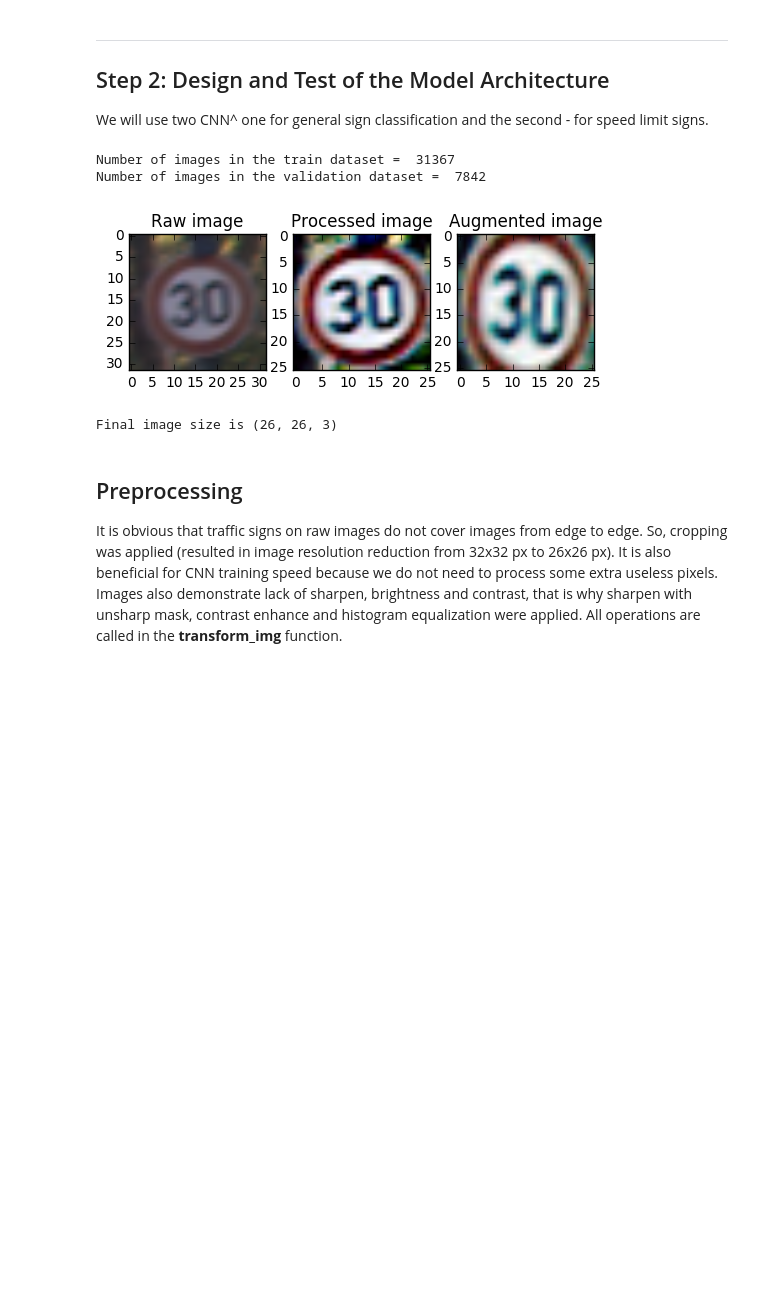
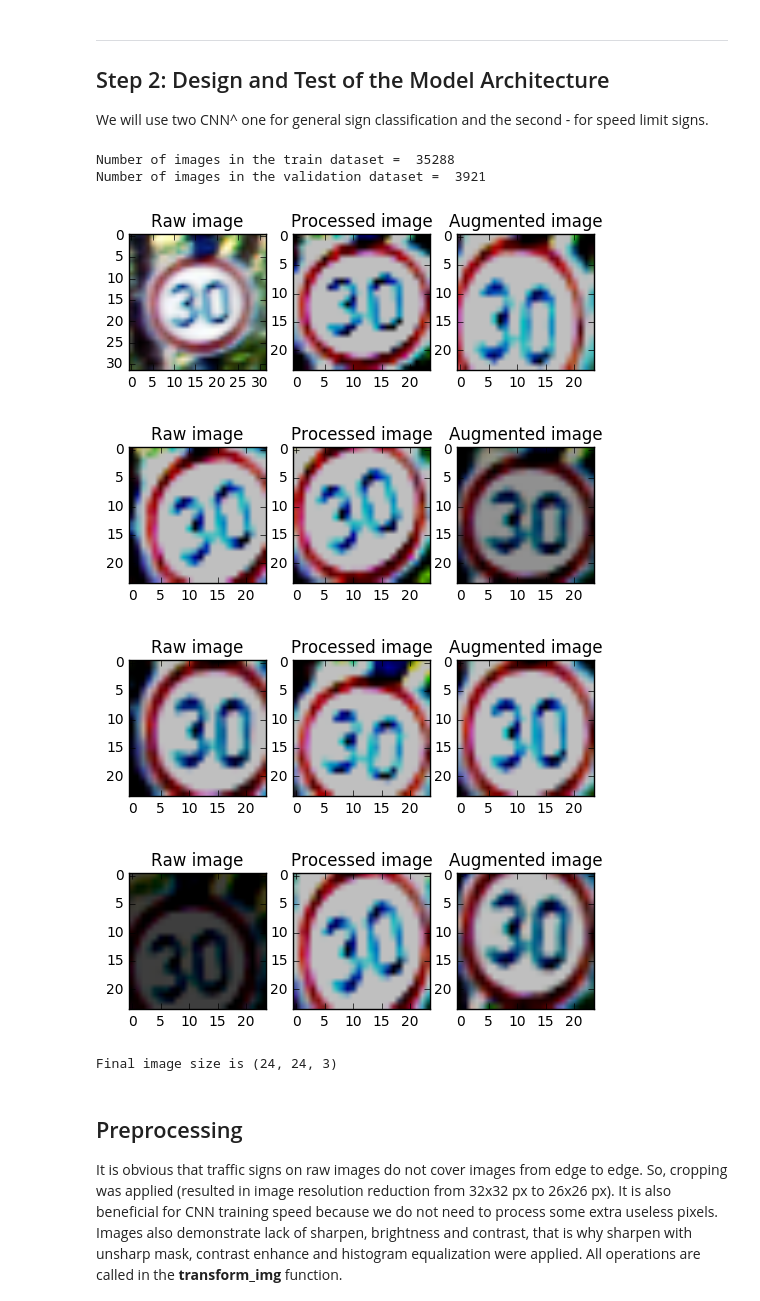
Before and after one commit to NikolasEnt/Traffic-Sign-Classifier, a Jupyter notebook: Traffic_Sign_Classifier-2Net.ipynb, the cells around one changed output. Cells and saved outputs as stored; diff of their text form; code cells hidden in the pictures; blank space fills up the shorter version.

```diff
--- a/Traffic_Sign_Classifier-2Net.ipynb
+++ b/Traffic_Sign_Classifier-2Net.ipynb
@@ -121,7 +121,7 @@ We will use two CNN^ one for general sign classification and the second - for sp
 #Data splitting
 np.random.seed(seed=123) #Set seed for reproducability
 #Size of the train subset
-size_train = 0.8 #80% of the given dataset
+size_train = 0.9 #0.8 #80% of the given dataset
 size_train = int(size_train*n_train)
 #Generate a mask and subsample training and validation da tasets
 mask=np.random.permutation(np.arange(n_train))[:size_train]
@@ -132,8 +132,8 @@ n_val = len(y_val)
 print("Number of images in the train dataset = ", n_train_sub)
 print("Number of images in the validation dataset = ", n_val)
 # %% [output]
-Number of images in the train dataset =  31367
-Number of images in the validation dataset =  7842
+Number of images in the train dataset =  35288
+Number of images in the validation dataset =  3921
 # %%
 #Some useful image functions
 
@@ -167,46 +167,76 @@ def crop(img, mar=0):
     c_x,c_y, sh = int(img.shape[0]/2), int(img.shape[1]/2), int(img_size/2-mar)
     return img[(c_x-sh):(c_x+sh),(c_y-sh):(c_y+sh)]
 
+#random subsample image
+def crop_rand(img, mar=0):
+    shift = (mar-1)*2+1
+    a = int(np.random.randint(shift)-shift/2)
+    b = int(np.random.randint(shift)-shift/2)
+    c_x,c_y, sh = int(img.shape[0]/2), int(img.shape[1]/2), int(img_size/2-mar)
+    return img[(c_x-sh+a):(c_x+sh+a),(c_y-sh+b):(c_y+sh+b)]
+
 def rotate_img(img):
     c_x,c_y = int(img.shape[0]/2), int(img.shape[1]/2)
     ang = 30.0*np.random.rand()-15
     Mat = cv2.getRotationMatrix2D((c_x, c_y), ang, 1.0)
     return cv2.warpAffine(img, Mat, img.shape[:2])
 
 def sharpen_img(img):
     gb = cv2.GaussianBlur(img, (5,5), 20.0)
     return cv2.addWeighted(img, 2, gb, -1, 0)
+
 #Compute linear image transformation ing*s+m
-def lin_img(img,s=1.0,m=0.0):
+def lin_img(img, s=1.0, m=0.0):
     img2=cv2.multiply(img, np.array([s]))
     return cv2.add(img2, np.array([m]))
 
+#Apply random brightness on an image
+def bright_img(img):
+    img = cv2.cvtColor(img,cv2.COLOR_RGB2HSV)
+    br = 0.3+np.random.uniform()
+    if br > 1.0:
+        br = 1.0
+    img[:,:,2] = img[:,:,2]*br
+    img = cv2.cvtColor(img,cv2.COLOR_HSV2RGB)
+    return img
 #Change image contrast; s>1 - increase
 def contr_img(img, s=1.0):
     m=127.0*(1.0-s)
     return lin_img(img, s, m)
 
-def transform_img(img):
-    img2=sharpen_img(img)
-    img2=crop(img2,3)
+def transform_img(img, rand=False):
+    img2 = eq_Hist(img)
+    img2=sharpen_img(img2)
+    if rand:
+        img2 = crop_rand(img2, 4)
+        img2 = bright_img(img2)
+    else:
+        img2 = crop(img2, 4)
+        #img2 = eq_Hist(img2)
     img2=contr_img(img2, 1.5)
-    return eq_Hist(img2)
+    return img2
 
-def augment_img(img):
-    img=contr_img(img, 1.8*np.random.rand()+0.2)
+def augment_img(img, rand=True):
+    img=contr_img(img, 0.9*np.random.rand()+0.1)
     img=rotate_img(img)
     img=scale_img(img)
-    return transform_img(img)
+    return transform_img(img, rand)
 
 x_selected = X_train[y_train == 1]
 im=x_selected[60, :, :, :]
 imp=contr_img(im, 0.5)
 
 show3img(im, transform_img(im), augment_img(im))
+show3img(augment_img(im), augment_img(im), augment_img(im))
+show3img(augment_img(im), augment_img(im), augment_img(im))
+show3img(augment_img(im), augment_img(im), augment_img(im))
 print("Final image size is", transform_img(im).shape)
 # %% [output]
-[figure, old version]
+[figure, new version]
+[figure, added]
+[figure, added]
+[figure, added]
-Final image size is (26, 26, 3)
+Final image size is (24, 24, 3)
 # %% [markdown]
 ## Preprocessing
 
```
Also changed, not shown: parts of 19 cells of this notebook.
